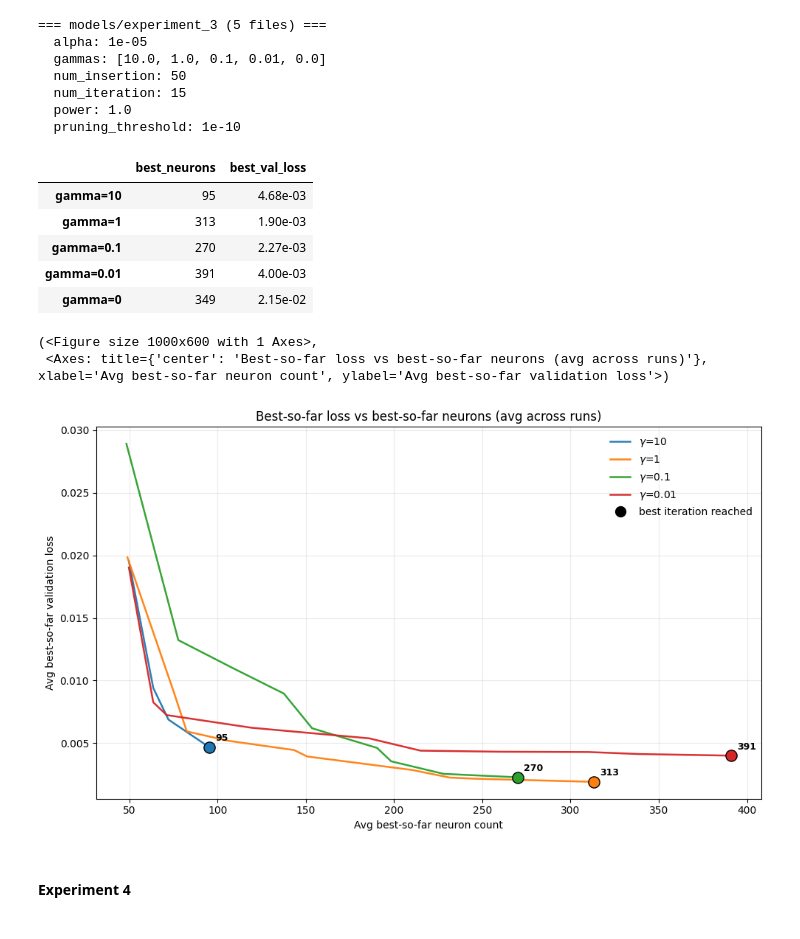
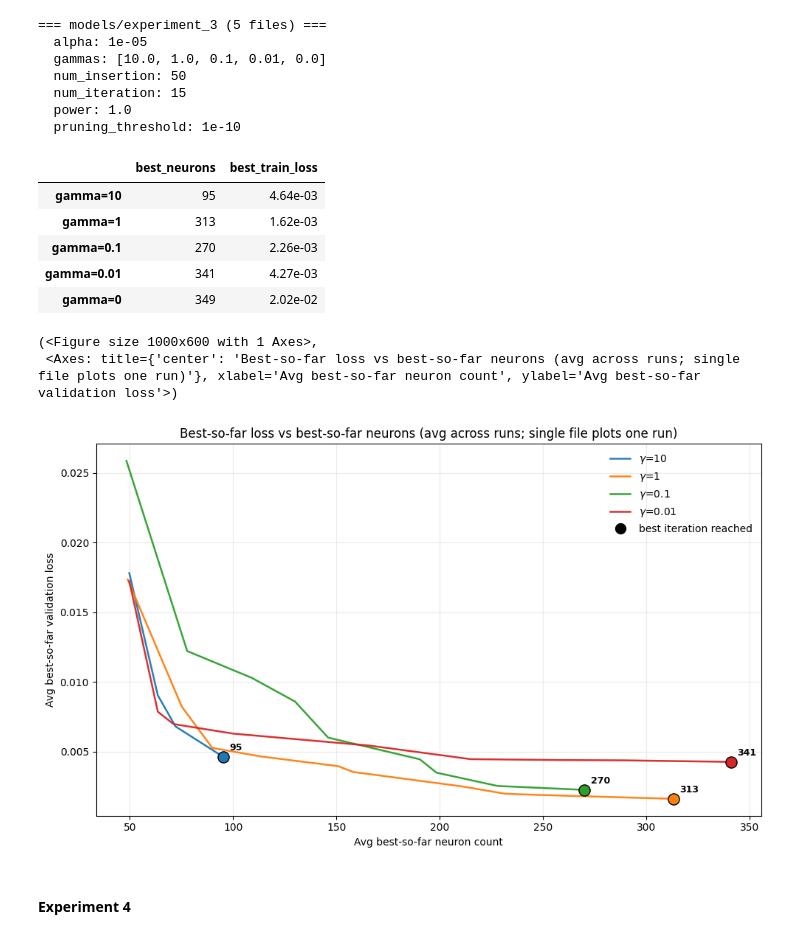
Before and after one commit to KeWu5678/NNforHJB, a Jupyter notebook: notebook/experiment_analysis.ipynb, the cells around one changed output. Drawn from its saved outputs; the diff is of its cells as text; code cells hidden in the pictures.

```diff
--- a/notebook/experiment_analysis.ipynb
+++ b/notebook/experiment_analysis.ipynb
@@ -111,28 +143,29 @@ print_experiment_hyperparameters("models/experiment_3")
 # %%
 from scr.metric import summarize_best_iteration_and_loss_by_gamma
 
-out = summarize_best_iteration_and_loss_by_gamma("models/experiment_3")
+out = summarize_best_iteration_and_loss_by_gamma("models/experiment_3", loss="train")
 out["table_df"]
 # %% [output]
-|  | best_neurons | best_val_loss |
-| gamma=10 | 95 | 4.68e-03 |
-| gamma=1 | 313 | 1.90e-03 |
-| gamma=0.1 | 270 | 2.27e-03 |
-| gamma=0.01 | 391 | 4.00e-03 |
-| gamma=0 | 349 | 2.15e-02 |
+|  | best_neurons | best_train_loss |
+| gamma=10 | 95 | 4.64e-03 |
+| gamma=1 | 313 | 1.62e-03 |
+| gamma=0.1 | 270 | 2.26e-03 |
+| gamma=0.01 | 341 | 4.27e-03 |
+| gamma=0 | 349 | 2.02e-02 |
 # %%
 from scr.metric import plot_best_loss_vs_best_neurons_by_gamma
 
 plot_best_loss_vs_best_neurons_by_gamma(
     "models/experiment_3",
     gammas_include=[10.0, 1.0, 1e-1, 1e-2],
+    loss="train"
 )
 
 # gamma = 0 exibits very large loss
 # %% [output]
 (<Figure size 1000x600 with 1 Axes>,
- <Axes: title={'center': 'Best-so-far loss vs best-so-far neurons (avg across runs)'}, xlabel='Avg best-so-far neuron count', ylabel='Avg best-so-far validation loss'>)
+ <Axes: title={'center': 'Best-so-far loss vs best-so-far neurons (avg across runs; single file plots one run)'}, xlabel='Avg best-so-far neuron count', ylabel='Avg best-so-far validation loss'>)
-[figure, old version]
+[figure, new version]
 # %% [markdown]
 #### Experiment 4
 # %%
```
Also changed, not shown: parts of 17 cells of this notebook, 17 other files.
